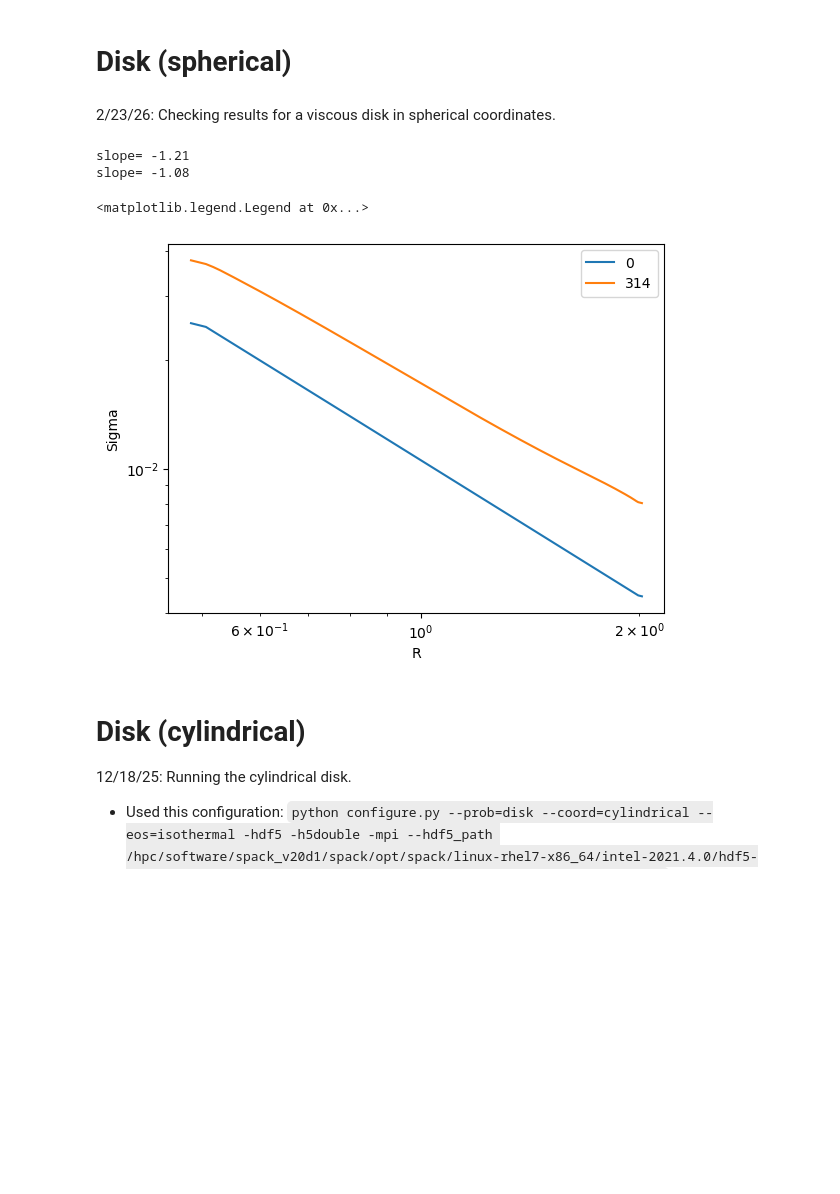
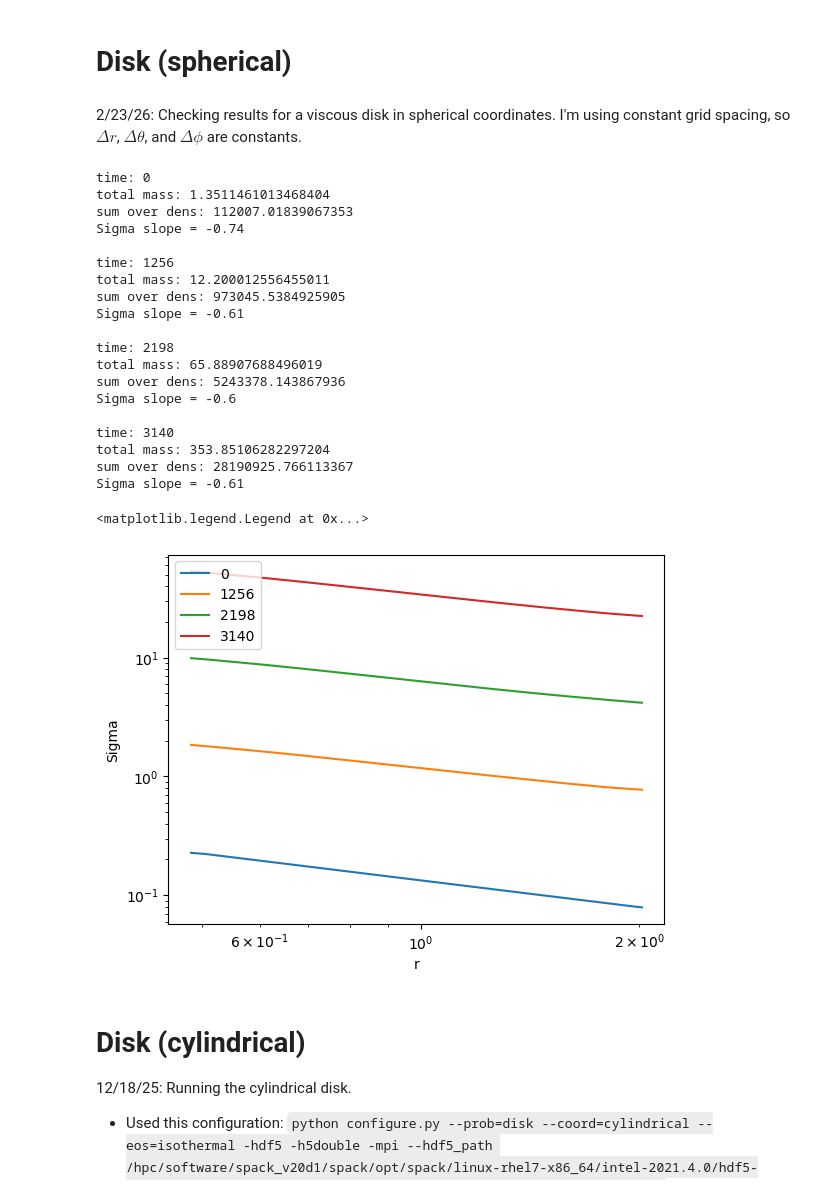
Before and after one commit to Jupiter1994/athena-warps, a Jupyter notebook: warped-disks/athena-results.ipynb, the cells around one changed output. Cells and saved outputs as stored; diff of their text form; code cells hidden in the pictures; blank space fills up the shorter version.

Commit message:
mass is increasing in 3D disk, not good

```diff
--- a/warped-disks/athena-results.ipynb
+++ b/warped-disks/athena-results.ipynb
@@ -11,21 +11,24 @@ import athena_read
 # %% [markdown]
 # Disk (spherical)
 # %% [markdown]
-2/23/26: Checking results for a viscous disk in spherical coordinates.
+2/23/26: Checking results for a viscous disk in spherical coordinates. I'm using constant grid spacing, so $\Delta r$, $\Delta \theta$, and $\Delta \phi$ are constants.
 # %%
 num_ghost = 2
 # %%
 results_dir = "/scratch/phn2956/disk-sph1/"
 
+
 hdf5_file0 = results_dir + "disk.out1.00000.athdf"
-hdf5_file1 = results_dir + "disk.out1.00050.athdf"
+hdf5_file1 = results_dir + "disk.out1.00065.athdf"
+hdf5_file2 = results_dir + "disk.out1.00080.athdf"
+hdf5_file3 = results_dir + "disk.out1.00095.athdf"
 #hdf5_file3 = results_dir + "disk.out1.00100.athdf"
 #hdf5_file3 = "/scratch/phn2956/disk-cyl-BCs-only/disk.out1.00010.athdf"
 
 file_list = [hdf5_file0,
-             hdf5_file1]
-  #           hdf5_file2,
- #            hdf5_file3]
+             hdf5_file1,
+            hdf5_file2,
+             hdf5_file3]
 
 fig = plt.figure()
 ax = fig.add_subplot()
@@ -40,42 +43,74 @@ for file in file_list:
     theta_app = ath_data['x2v']
     phi_app = ath_data['x3v']
 
+    print("time:", (int) (np.round(time,0)))
+
     rad_3d, theta_3d, phi_3d = np.meshgrid(rad_app, theta_app, phi_app, indexing='ij')
 
     #### Read Athena++ data: velocity field. ####
     vx1 = np.swapaxes(ath_data['vel1'],0,2)
     vx2 = np.swapaxes(ath_data['vel2'],0,2)
     vx3 = np.swapaxes(ath_data['vel3'],0,2)
     dens = np.swapaxes(ath_data['rho'],0,2)
 
     N_thetas = len(theta_app)
     ind_mid = (int) (N_thetas/2)
-    dtheta = theta_app[ind_mid] - theta_app[ind_mid-1]
+    dtheta = theta_app[1] - theta_app[0]
     #print("theta_app.shape:", theta_app.shape)
     dphi = phi_app[1] - phi_app[0]
 
-    # get Sigma profile at theta=pi/2
-    Sigma = np.sum(dens[:,ind_mid,:] * dphi, axis=1) / (2 * np.pi) * rad_app * dtheta
+    ## Sigma = surface integral of rho over a sphere / (2pi*r)
+    Sigma = np.sum(dens * rad_3d**2 * np.sin(theta_3d) * dtheta * dphi, axis=(1,2)) /\
+            (2 * np.pi * rad_app)
+
+    ## total mass = integral of Sigma over (2pi r)dr
+    dr = rad_app[1] - rad_app[0]
+    total_mass = np.sum(Sigma * 2*np.pi*rad_app * dr)
+    print("total mass:", total_mass)
+
+    print("sum over dens:", np.sum(dens))
+
     #vr = np.sum(px1 / dens * dphi, axis=2) / (2*np.pi)
 
     slope = (np.log(Sigma[-1]) - np.log(Sigma[0])) / \
         (np.log(rad_app[-1]) - np.log(rad_app[0]))
-    print("slope=", np.round(slope,2))
+    print("Sigma slope =", np.round(slope,2))
 
     ax.loglog(rad_app, Sigma, label=(int) (np.round(time,0)))
 
+    ## plot rho vs. r at an arbitrary theta+phi slice
+    #ax.loglog(rad_app, dens[:, ind_mid, 34], label=(int) (np.round(time,0)))
+
+    print("")
 
 #plt.loglog(rad_app, .55*rad_app**(-3/2), label="power law")
 
-plt.xlabel("R")
+plt.xlabel("r")
 plt.ylabel("Sigma")
 
 plt.legend()
 # %% [output]
-slope= -1.21
-slope= -1.08
+time: 0
+total mass: 1.3511461013468404
+sum over dens: 112007.01839067353
+Sigma slope = -0.74
+
+time: 1256
+total mass: 12.200012556455011
+sum over dens: 973045.5384925905
+Sigma slope = -0.61
+
+time: 2198
+total mass: 65.88907688496019
+sum over dens: 5243378.143867936
+Sigma slope = -0.6
+
+time: 3140
+total mass: 353.85106282297204
+sum over dens: 28190925.766113367
+Sigma slope = -0.61
 <matplotlib.legend.Legend at 0x...>
-[figure, old version]
+[figure, new version]
 # %% [markdown]
 # Disk (cylindrical)
 12/18/25: Running the cylindrical disk.
```
